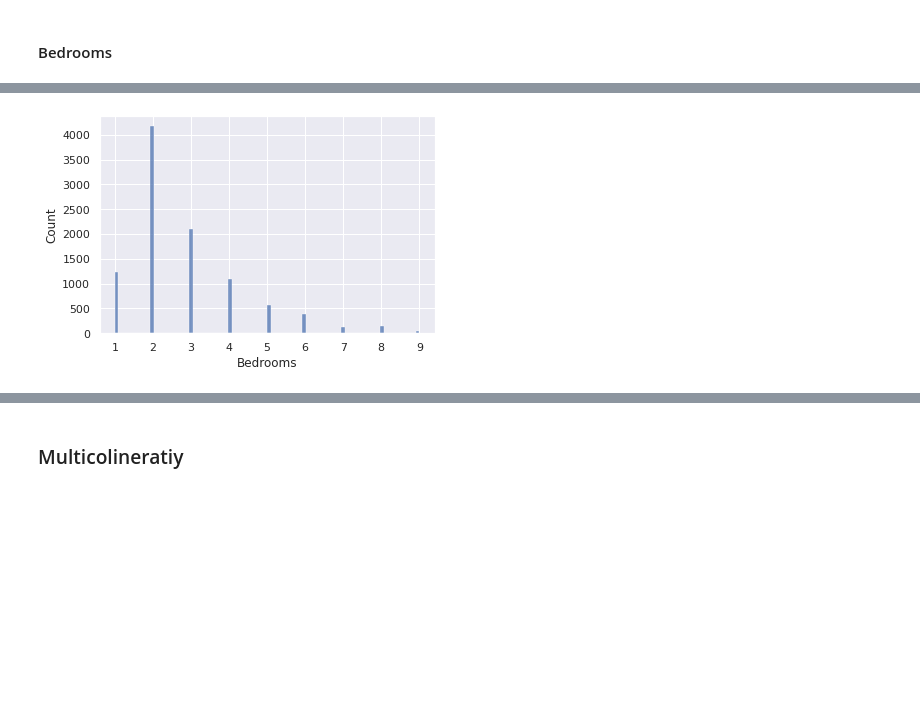
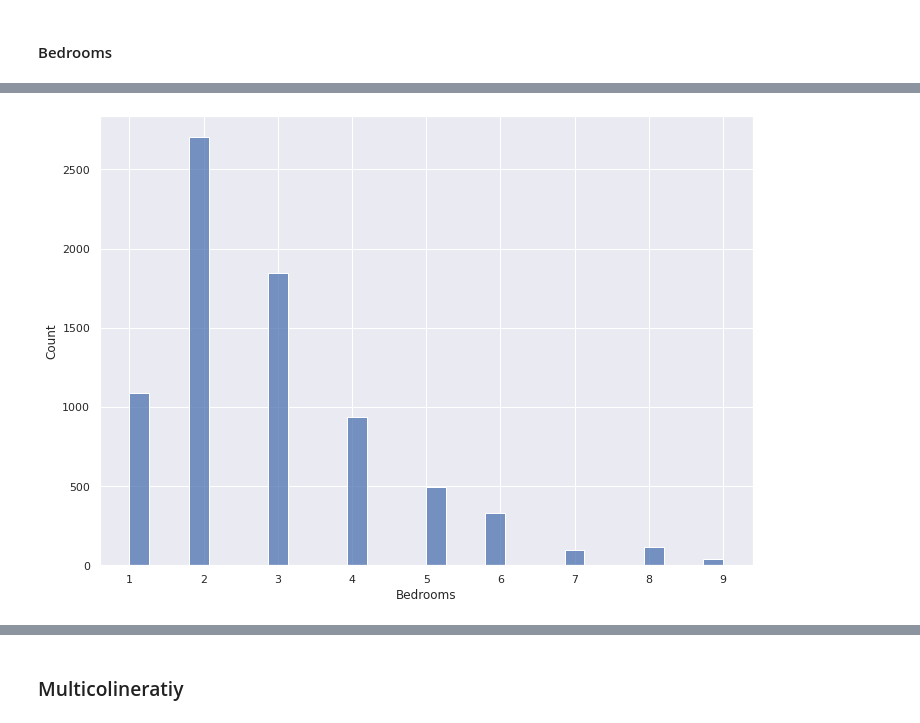
Before and after one commit to dilsadozbrk/immo_eliza_regression, a Jupyter notebook: Data_cleaning.ipynb, the cells around one changed output, grey strips where cells are left out. Drawn from its saved outputs; the diff is of its cells as text; code cells hidden in the pictures; blank space fills up the shorter version.

```diff
--- a/Data_cleaning.ipynb
+++ b/Data_cleaning.ipynb
@@ -373,5 +378,6 @@ sns.distplot(df['Surface of the plot']);
 # %%
 q = data_2['Surface of the plot'].quantile(0.99)
 data_3 = data_2[data_2['Surface of the plot']< q]
-sns.distplot(data_3['Surface of the plot']);
+sns.set(rc={'figure.figsize':(11.7,8.27)})
+sns.distplot(data_3['Surface of the plot'], bins=30);
 # %% [output]
@@ -379,5 +385,6 @@ sns.distplot(data_3['Surface of the plot']);
 # %% [markdown]
 #### Number of frontages
 # %%
-sns.histplot(df['Number of frontages']);
+sns.set(rc={'figure.figsize':(11.7,8.27)})
+sns.histplot(df['Number of frontages'], bins=50);
 # %% [output]
@@ -385,5 +392,6 @@ sns.histplot(df['Number of frontages']);
 # %%
 q = data_3['Number of frontages'].quantile(0.99)
 data_4 = data_3[data_3['Number of frontages']< q]
-sns.histplot(data_3['Number of frontages']);
+sns.set(rc={'figure.figsize':(11.7,8.27)})
+sns.histplot(data_3['Number of frontages'], bins=50);
 # %% [output]
@@ -396,0 +401,3 @@ sns.distplot(df['Bedrooms']);
+# %%
+sns.set(rc={'figure.figsize':(11.7,8.27)})
+sns.distplot(df['Bedrooms'], bins=30);
@@ -397,9 +406,10 @@ sns.distplot(df['Bedrooms']);
 # %%
 q = data_4['Bedrooms'].quantile(0.99)
 data_5 = data_4[data_4['Bedrooms']< q]
-sns.histplot(data_5['Bedrooms']);
+sns.set(rc={'figure.figsize':(11.7,8.27)})
+sns.histplot(data_5['Bedrooms'],bins=30);
 # %% [output]
-[figure, old version]
+[figure, new version]
 # %%
 data_cleaned = data_5.reset_index(drop=True)
 data_cleaned.describe(include='all')
```
Also changed, not shown: parts of 62 cells of this notebook.
